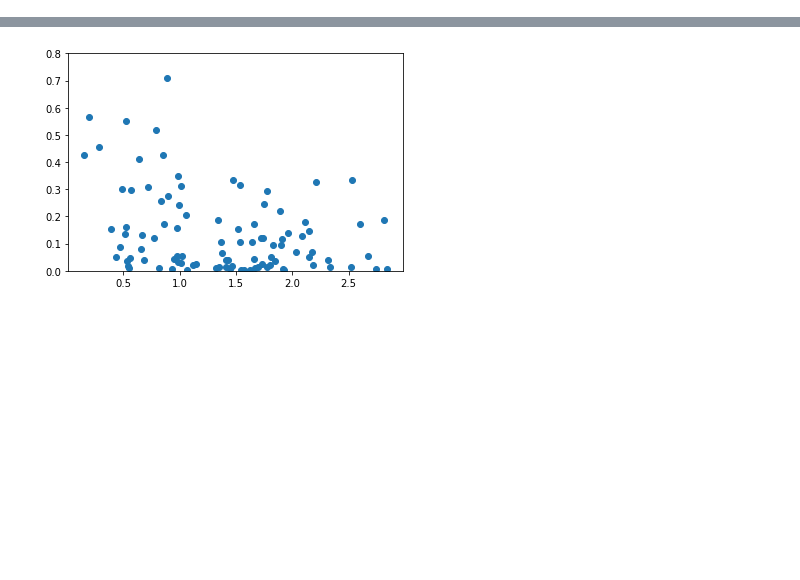
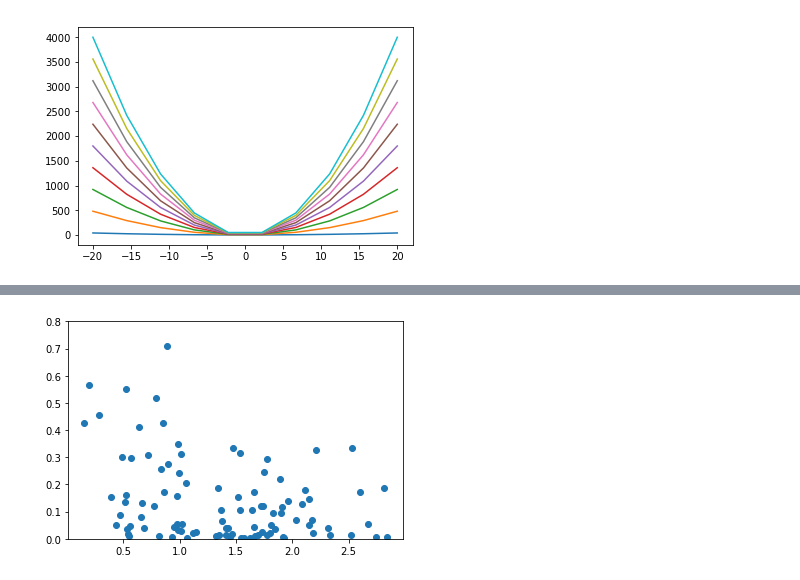
Before and after one commit to jpierel14/sntd, a Jupyter notebook: ml_test.ipynb, the cells around one changed output, grey strips where cells are left out. Cells and saved outputs as stored; diff of their text form; code cells hidden in the pictures; blank space fills up the shorter version.

```diff
--- a/ml_test.ipynb
+++ b/ml_test.ipynb
@@ -71,3 +70,13 @@ plt.close()
+# %%
+fig=plt.figure()
+ax=fig.gca()
+x=np.linspace(-20,20,10)
+for amp in np.linspace(.1,10,10):
+    ax.plot(x,amp*x**2)
+plt.show()
+plt.close()
+# %% [output]
+[figure, added]
 # %%
 reload(simulation)
 reload(sncosmo)
```
Also changed, not shown: parts of 6 cells of this notebook, 3 other files.
